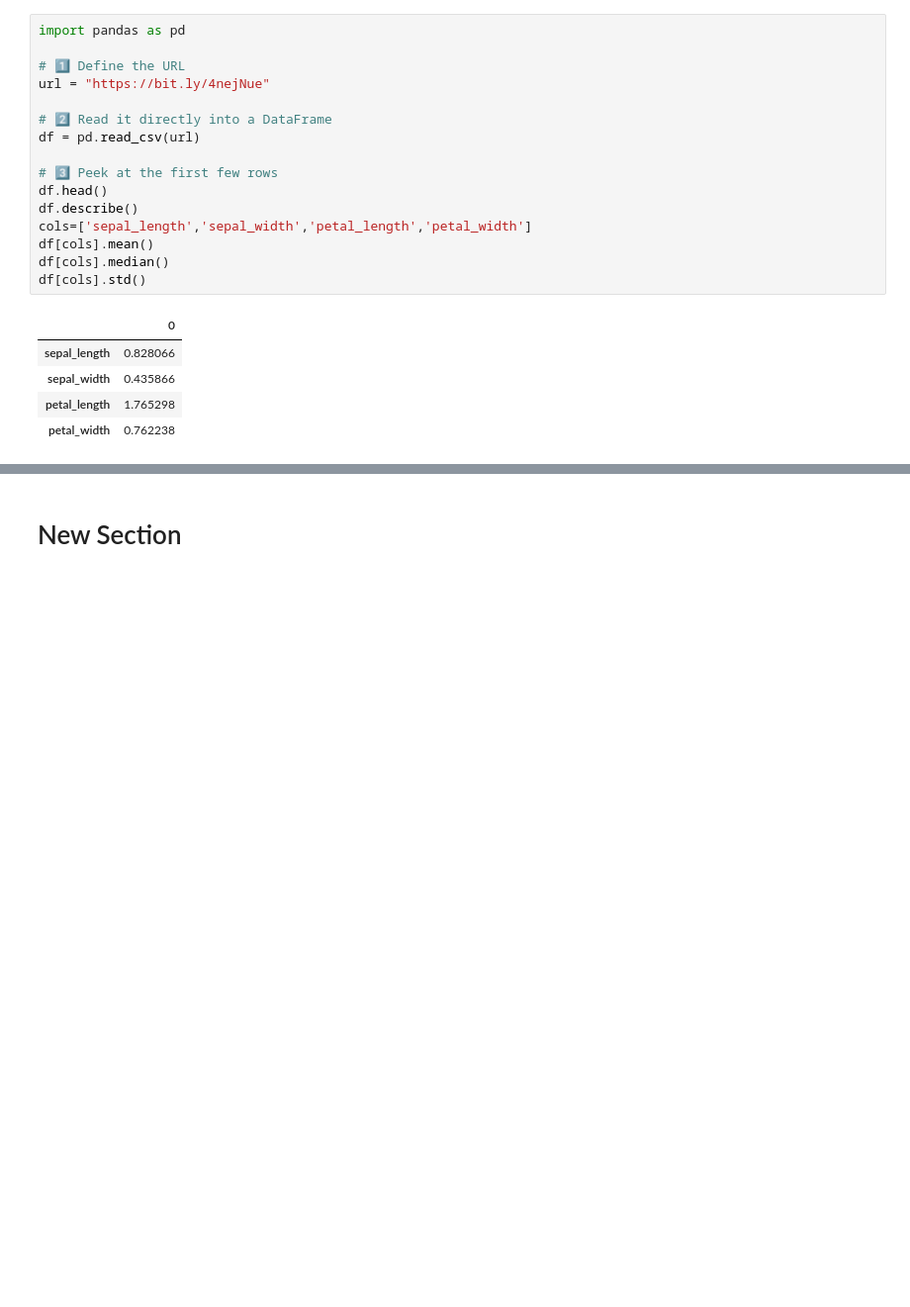
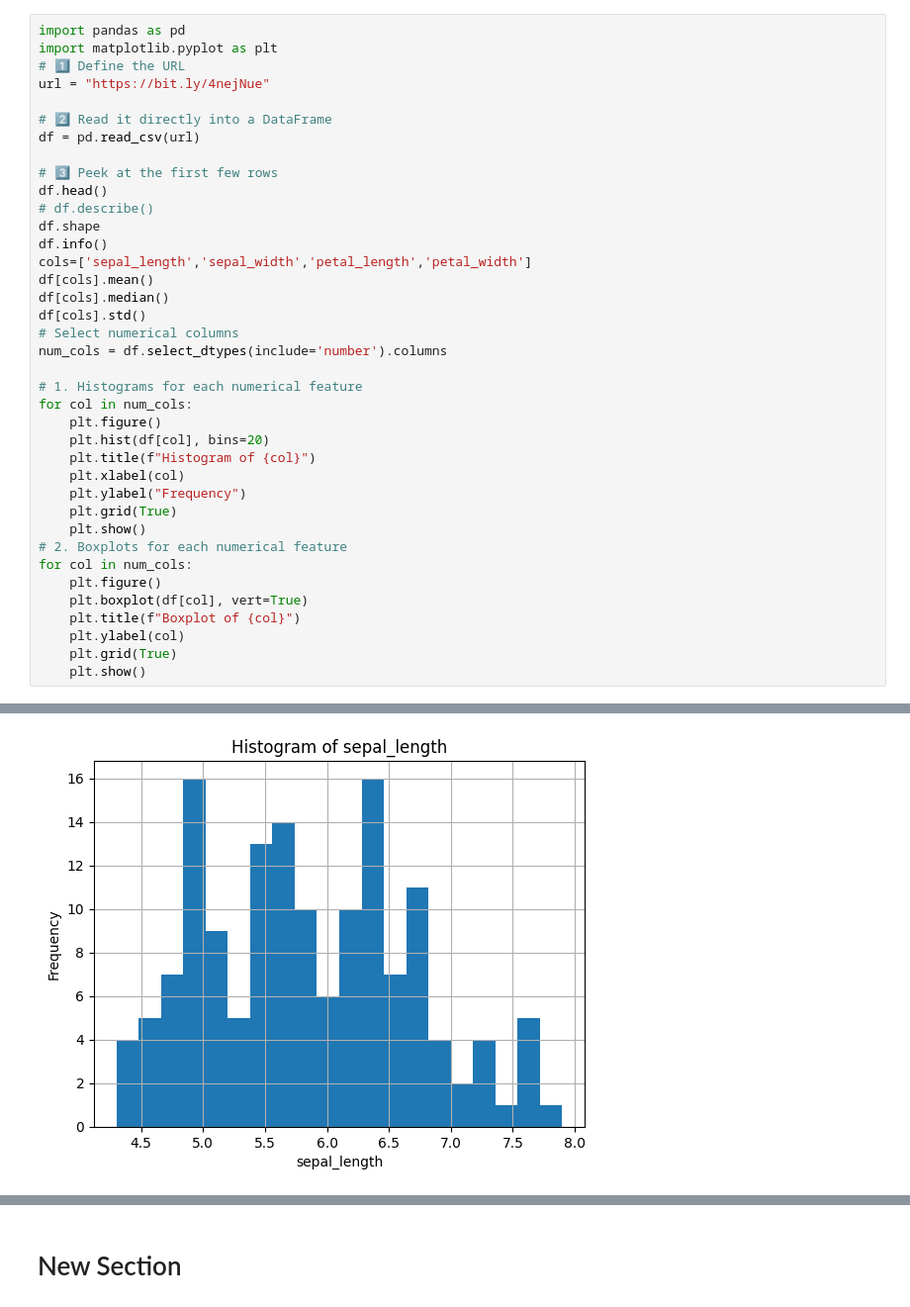
Before and after one commit to GaneshMacharla/colab-conquer, a Jupyter notebook: colab&conquer.ipynb, the cells around one changed output, grey strips where cells are left out. Shown: that part at 99% size. Cells and saved outputs as stored; diff of their text form; blank space fills up the shorter version.

```diff
--- a/colab&conquer.ipynb
+++ b/colab&conquer.ipynb
@@ -2,7 +2,7 @@
 <a href="https://colab.research.google.com/github/GaneshMacharla/colab-conquer/blob/main/colab%26conquer.ipynb" target="_parent"><img src="https://colab.research.google.com/assets/colab-badge.svg" alt="Open In Colab"/></a>
 # %%
 import pandas as pd
-
+import matplotlib.pyplot as plt
 # 1️⃣ Define the URL
 url = "https://bit.ly/4nejNue"
 
@@ -11,14 +11,31 @@ df = pd.read_csv(url)
 
 # 3️⃣ Peek at the first few rows
 df.head()
-df.describe()
+# df.describe()
+df.shape
+df.info()
 cols=['sepal_length','sepal_width','petal_length','petal_width']
 df[cols].mean()
 df[cols].median()
 df[cols].std()
+# Select numerical columns
+num_cols = df.select_dtypes(include='number').columns
+
+# 1. Histograms for each numerical feature
+for col in num_cols:
+    plt.figure()
+    plt.hist(df[col], bins=20)
+    plt.title(f"Histogram of {col}")
+    plt.xlabel(col)
+    plt.ylabel("Frequency")
+    plt.grid(True)
+    plt.show()
+# 2. Boxplots for each numerical feature
+for col in num_cols:
+    plt.figure()
+    plt.boxplot(df[col], vert=True)
+    plt.title(f"Boxplot of {col}")
+    plt.ylabel(col)
+    plt.grid(True)
+    plt.show()
 # %% [output]
-|  | 0 |
-| sepal_length | 0.828066 |
-| sepal_width | 0.435866 |
-| petal_length | 1.765298 |
-| petal_width | 0.762238 |
@@ -25,0 +54 @@ dtype: float64
+[figure, added]
```
Also changed, not shown: parts of 1 cell of this notebook.
